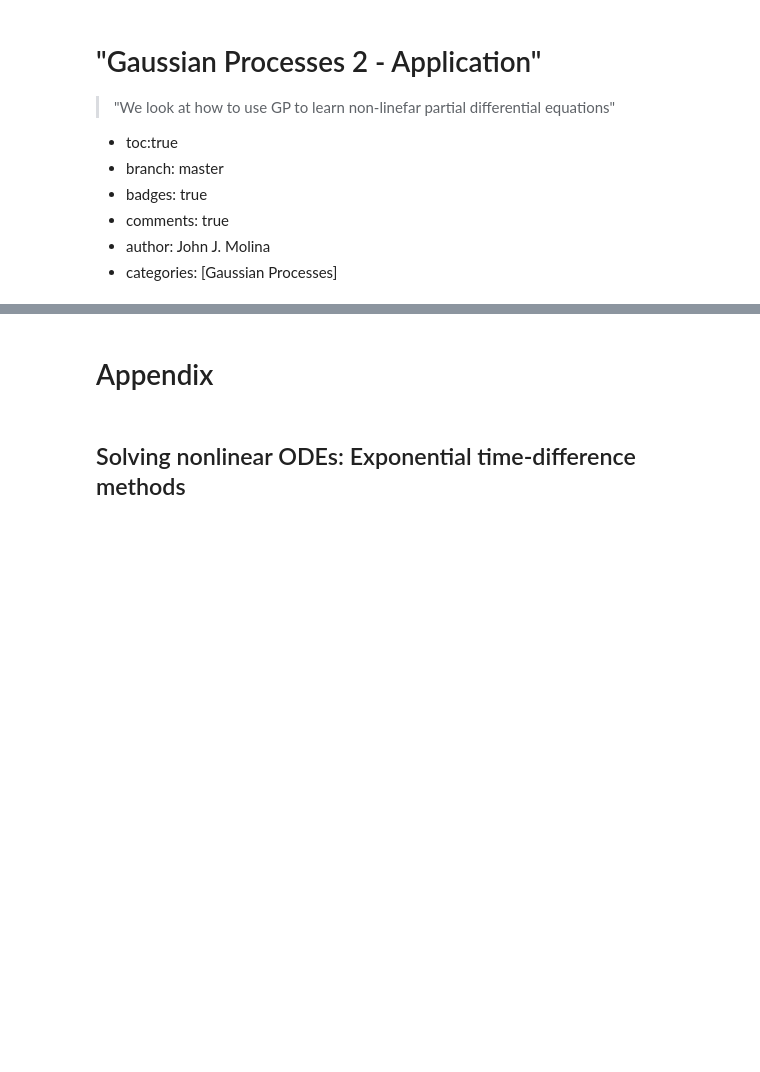
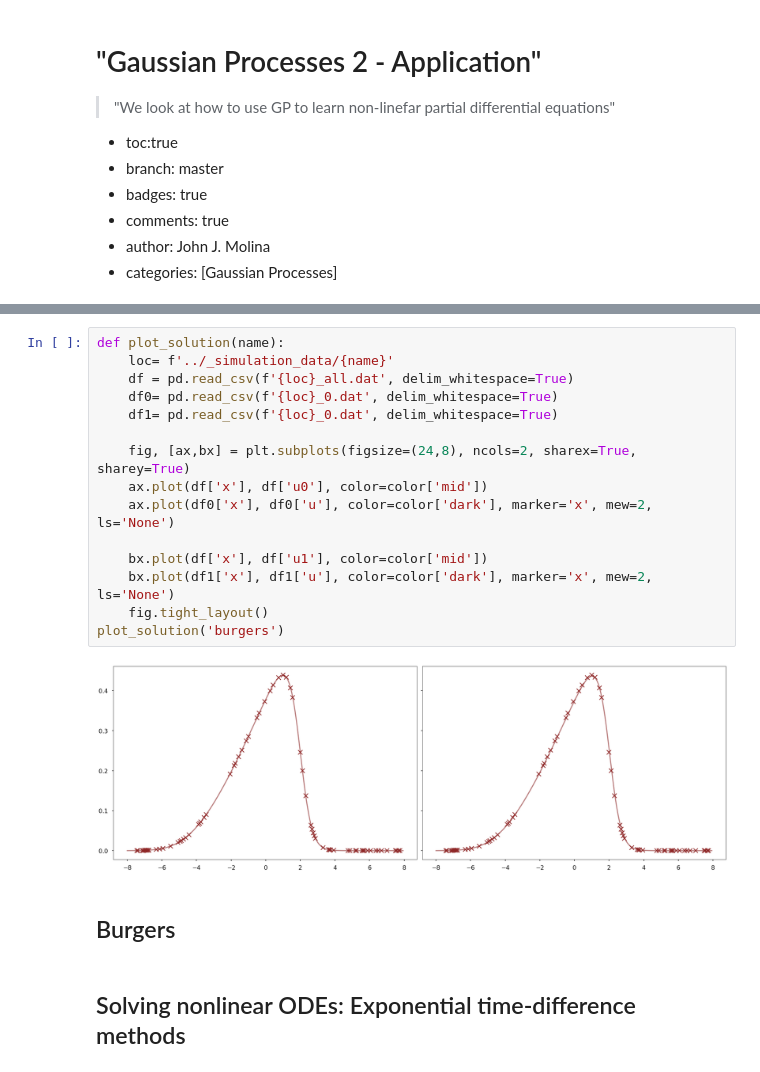
Before and after one commit to johnjmolina/MLKyoto, a Jupyter notebook: _notebooks/2020-08-27-Gaussian-Processes-Applications-Hidden-Physics-Models.ipynb, the cells around one changed output, grey strips where cells are left out. Cells and saved outputs as stored; diff of their text form; blank space fills up the shorter version.

```diff
--- a/_notebooks/2020-08-27-Gaussian-Processes-Applications-Hidden-Physics-Models.ipynb
+++ b/_notebooks/2020-08-27-Gaussian-Processes-Applications-Hidden-Physics-Models.ipynb
@@ -46,5 +135,22 @@ def addtxt(ax, x, y, txt, fs=8, lw=3, clr='k', bclr='w', rot=0):
+# %%
+def plot_solution(name):
+    loc= f'../_simulation_data/{name}'
+    df = pd.read_csv(f'{loc}_all.dat', delim_whitespace=True)
+    df0= pd.read_csv(f'{loc}_0.dat', delim_whitespace=True)
+    df1= pd.read_csv(f'{loc}_0.dat', delim_whitespace=True)
+
+    fig, [ax,bx] = plt.subplots(figsize=(24,8), ncols=2, sharex=True, sharey=True)
+    ax.plot(df['x'], df['u0'], color=color['mid'])
+    ax.plot(df0['x'], df0['u'], color=color['dark'], marker='x', mew=2, ls='None')
+
+    bx.plot(df['x'], df['u1'], color=color['mid'])
+    bx.plot(df1['x'], df1['u'], color=color['dark'], marker='x', mew=2, ls='None')
+    fig.tight_layout()
+plot_solution('burgers')
+# %% [output]
+[figure, added]
 # %% [markdown]
-# Appendix
+## Burgers
 # %% [markdown]
 ## Solving nonlinear ODEs: Exponential time-difference methods
 # %% [markdown]
```
Also changed, not shown: parts of 14 cells of this notebook.
